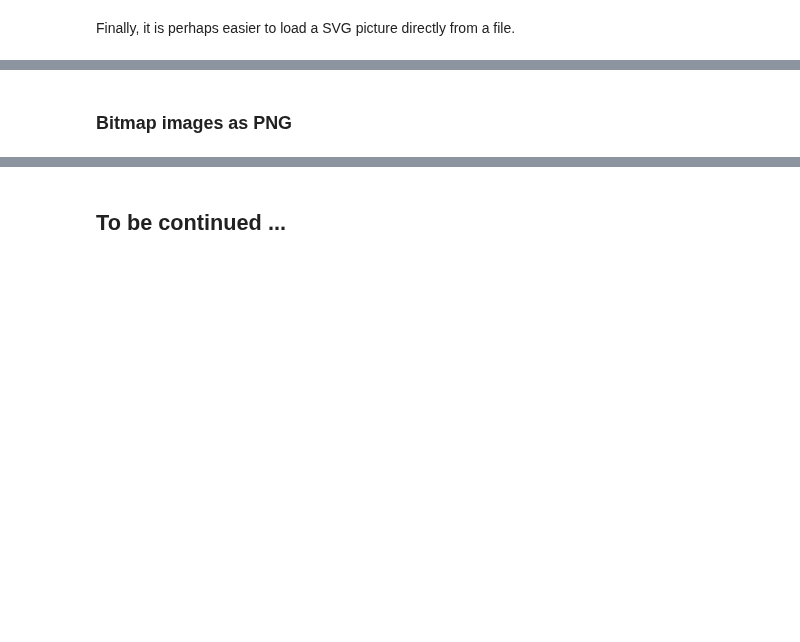
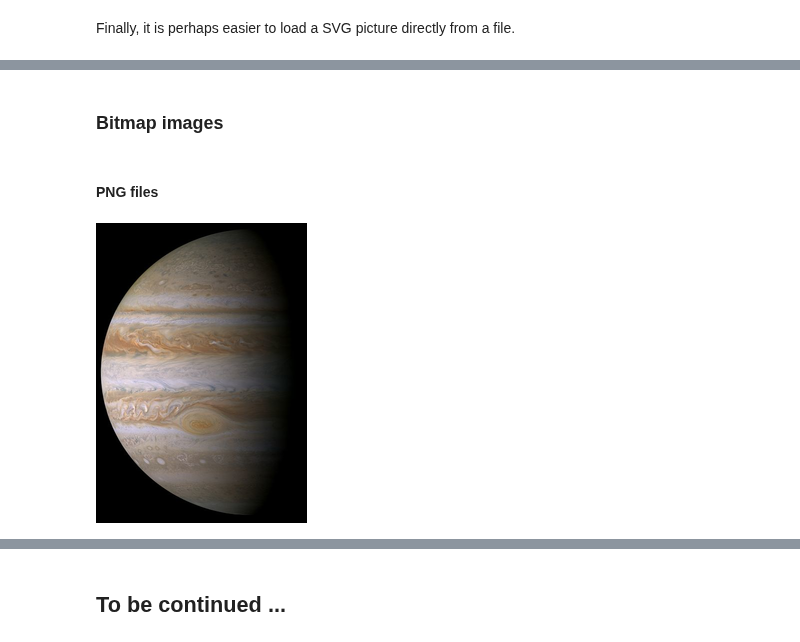
Before and after one commit to yitzchak/common-lisp-jupyter, a Jupyter notebook: about-cl-jupyter.ipynb, the cells around one changed output, grey strips where cells are left out. Drawn from its saved outputs; the diff is of its cells as text; code cells hidden in the pictures; blank space fills up the shorter version.

```diff
--- a/about-cl-jupyter.ipynb
+++ b/about-cl-jupyter.ipynb
@@ -316,2 +316,8 @@ Finally, it is perhaps easier to load a SVG picture directly from a file.
 # %% [markdown]
-### Bitmap images as PNG
+### Bitmap images
+# %% [markdown]
+#### PNG files
+# %%
+(png-from-file "profile/Portrait_of_Jupiter_from_Cassini.png")
+# %% [output]
+[figure, added]
```
Also changed, not shown: parts of 18 cells of this notebook, 5 other files.
